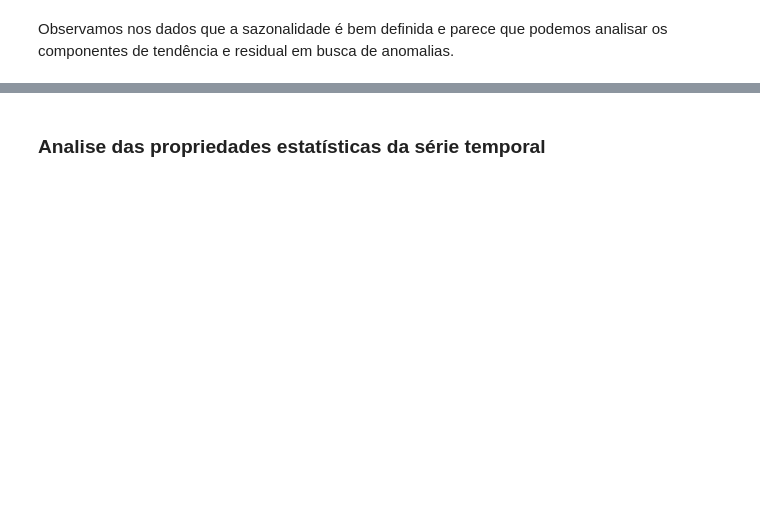
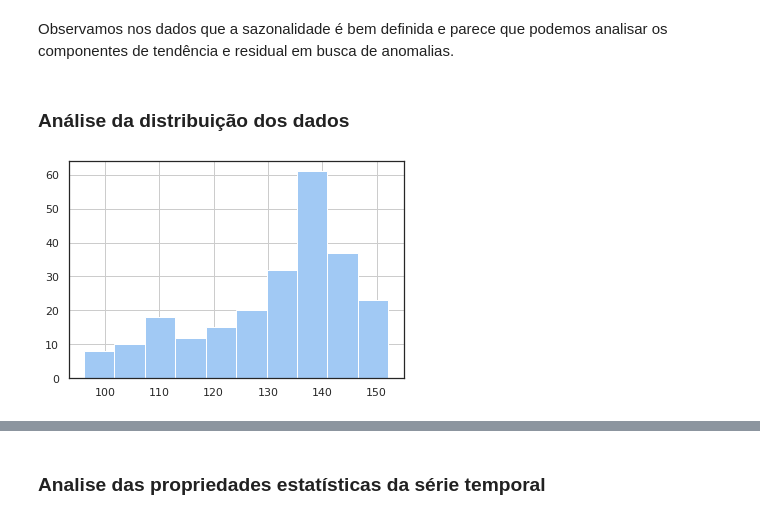
Before and after one commit to dev-alexmc/bimaster-proj, a Jupyter notebook: analise-exploratoria/series-temporais/ibc_br_analise_exploratoria.ipynb, the cells around one changed output, grey strips where cells are left out. Drawn from its saved outputs; the diff is of its cells as text; code cells hidden in the pictures; blank space fills up the shorter version.

```diff
--- a/analise-exploratoria/series-temporais/ibc_br_analise_exploratoria.ipynb
+++ b/analise-exploratoria/series-temporais/ibc_br_analise_exploratoria.ipynb
@@ -164,2 +180,9 @@ fig.show()
 # %% [markdown]
 Observamos nos dados que a sazonalidade é bem definida e parece que podemos analisar os componentes de tendência e residual em busca de anomalias.
+# %% [markdown]
+### Análise da distribuição dos dados
+# %%
+serie_ibcbr_valores = df.valor
+serie_ibcbr_valores.hist();
+# %% [output]
+[figure, added]
```
Also changed, not shown: parts of 60 cells of this notebook.
